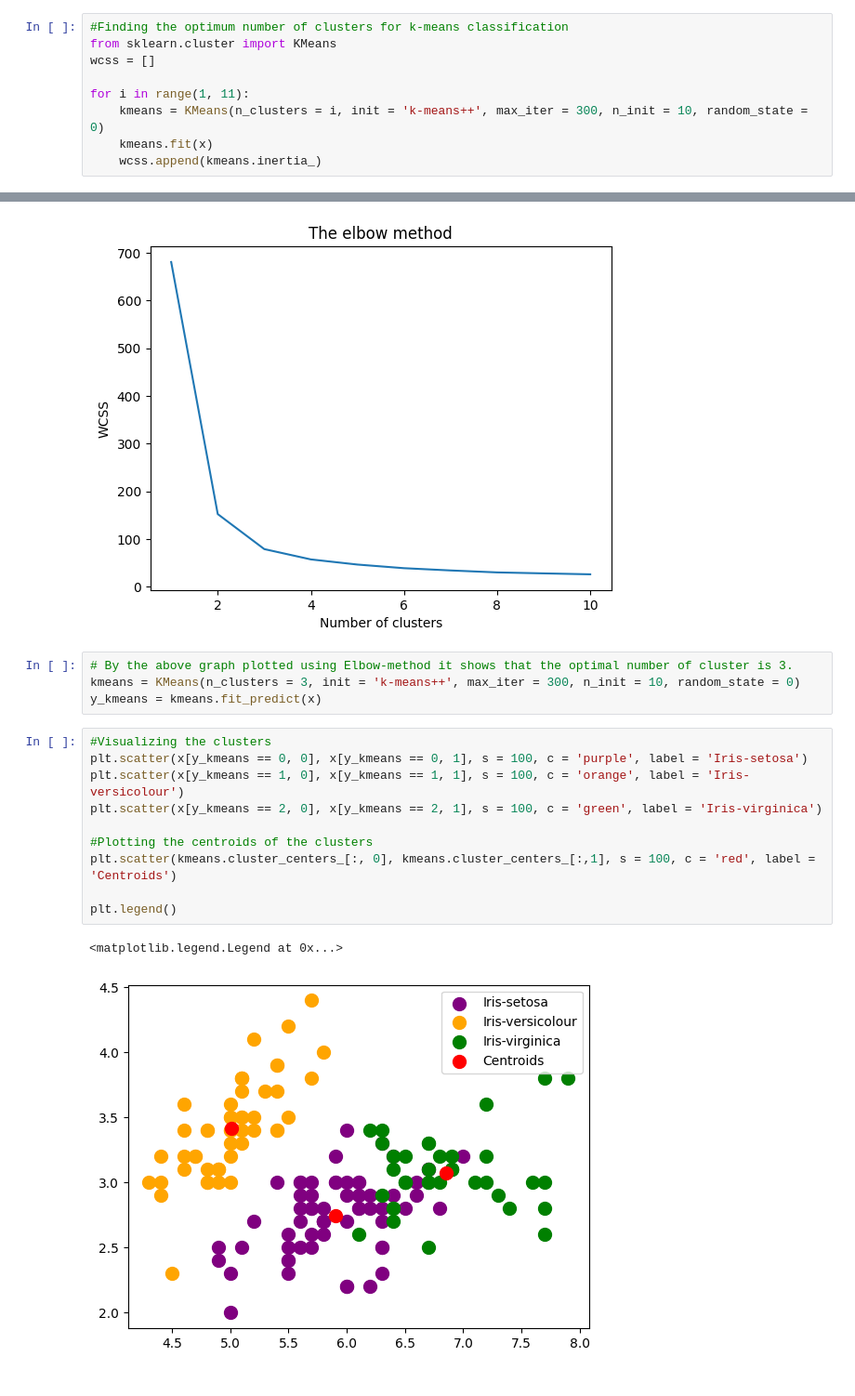
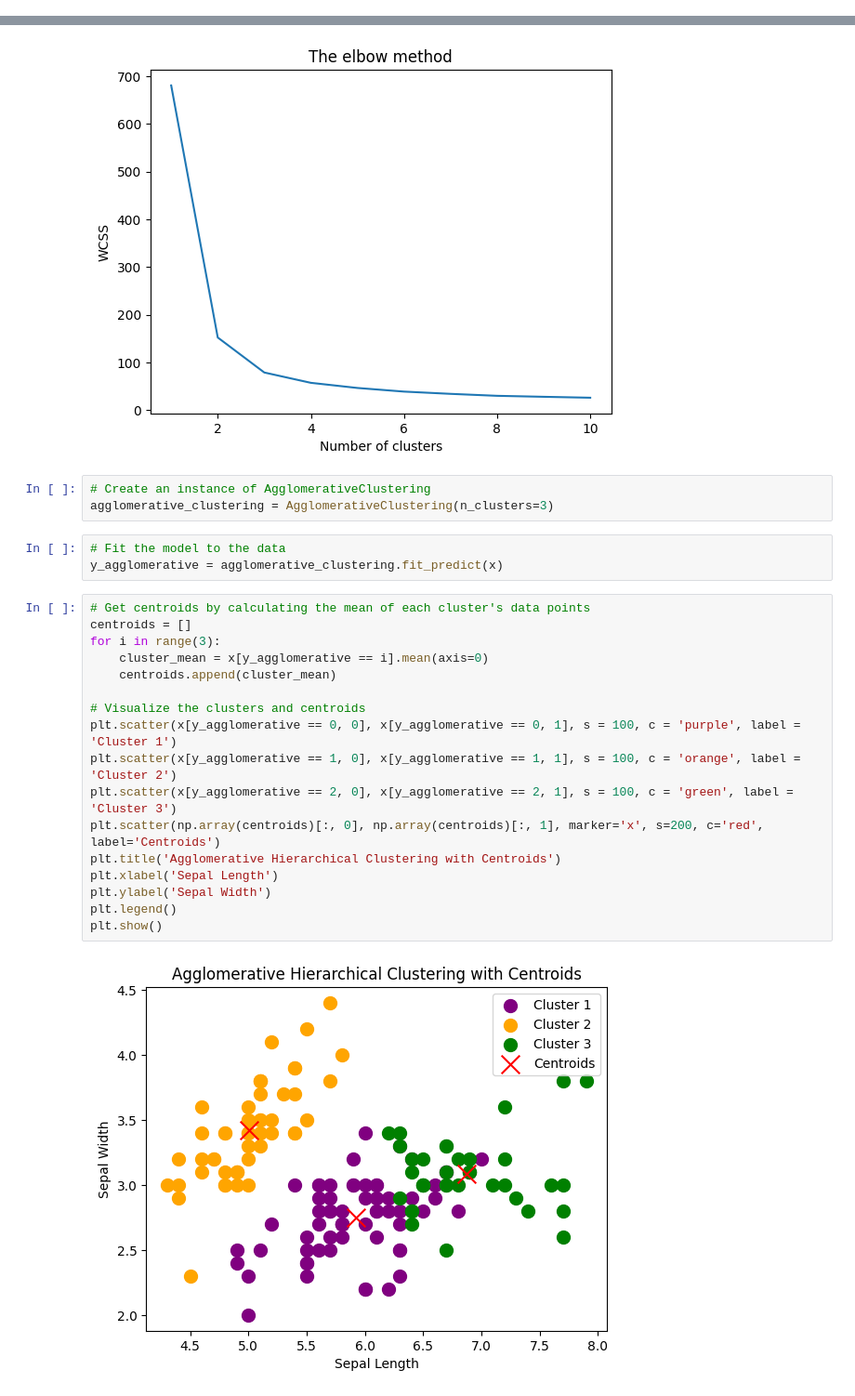
Before and after one commit to Deepak-B-G/CODSOFT, a Jupyter notebook: Task-03/Task-03.ipynb, the cells around one changed output, grey strips where cells are left out. Shown at 93% size. Saved outputs shown, nothing was run; the diff lists cells and outputs as text.

```diff
--- a/Task-03/Task-03.ipynb
+++ b/Task-03/Task-03.ipynb
@@ -85,9 +122,0 @@ K-Means Clustering Algorithm
-# %%
-#Finding the optimum number of clusters for k-means classification
-from sklearn.cluster import KMeans
-wcss = []
-
-for i in range(1, 11):
-    kmeans = KMeans(n_clusters = i, init = 'k-means++', max_iter = 300, n_init = 10, random_state = 0)
-    kmeans.fit(x)
-    wcss.append(kmeans.inertia_)
@@ -99,20 +130,28 @@ plt.ylabel('WCSS') #within cluster sum of squares
 plt.show()
 # %% [output]
 [figure]
-# %%
-# By the above graph plotted using Elbow-method it shows that the optimal number of cluster is 3.
-kmeans = KMeans(n_clusters = 3, init = 'k-means++', max_iter = 300, n_init = 10, random_state = 0)
-y_kmeans = kmeans.fit_predict(x)
+# %%
+# Create an instance of AgglomerativeClustering
+agglomerative_clustering = AgglomerativeClustering(n_clusters=3)
+# %%
+# Fit the model to the data
+y_agglomerative = agglomerative_clustering.fit_predict(x)
 # %%
-#Visualizing the clusters
-plt.scatter(x[y_kmeans == 0, 0], x[y_kmeans == 0, 1], s = 100, c = 'purple', label = 'Iris-setosa')
-plt.scatter(x[y_kmeans == 1, 0], x[y_kmeans == 1, 1], s = 100, c = 'orange', label = 'Iris-versicolour')
-plt.scatter(x[y_kmeans == 2, 0], x[y_kmeans == 2, 1], s = 100, c = 'green', label = 'Iris-virginica')
+# Get centroids by calculating the mean of each cluster's data points
+centroids = []
+for i in range(3):
+    cluster_mean = x[y_agglomerative == i].mean(axis=0)
+    centroids.append(cluster_mean)
 
-#Plotting the centroids of the clusters
-plt.scatter(kmeans.cluster_centers_[:, 0], kmeans.cluster_centers_[:,1], s = 100, c = 'red', label = 'Centroids')
-
+# Visualize the clusters and centroids
+plt.scatter(x[y_agglomerative == 0, 0], x[y_agglomerative == 0, 1], s = 100, c = 'purple', label = 'Cluster 1')
+plt.scatter(x[y_agglomerative == 1, 0], x[y_agglomerative == 1, 1], s = 100, c = 'orange', label = 'Cluster 2')
+plt.scatter(x[y_agglomerative == 2, 0], x[y_agglomerative == 2, 1], s = 100, c = 'green', label = 'Cluster 3')
+plt.scatter(np.array(centroids)[:, 0], np.array(centroids)[:, 1], marker='x', s=200, c='red', label='Centroids')
+plt.title('Agglomerative Hierarchical Clustering with Centroids')
+plt.xlabel('Sepal Length')
+plt.ylabel('Sepal Width')
 plt.legend()
+plt.show()
 # %% [output]
-<matplotlib.legend.Legend at 0x...>
-[figure, old version]
+[figure, new version]
```
Also changed, not shown: parts of 16 cells of this notebook, 1 other file.
